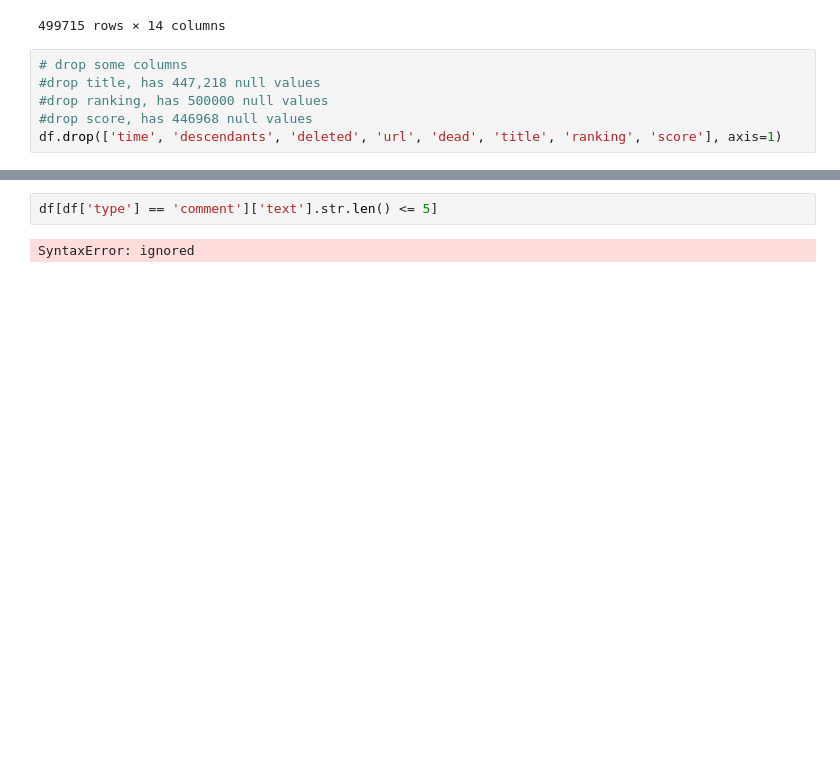
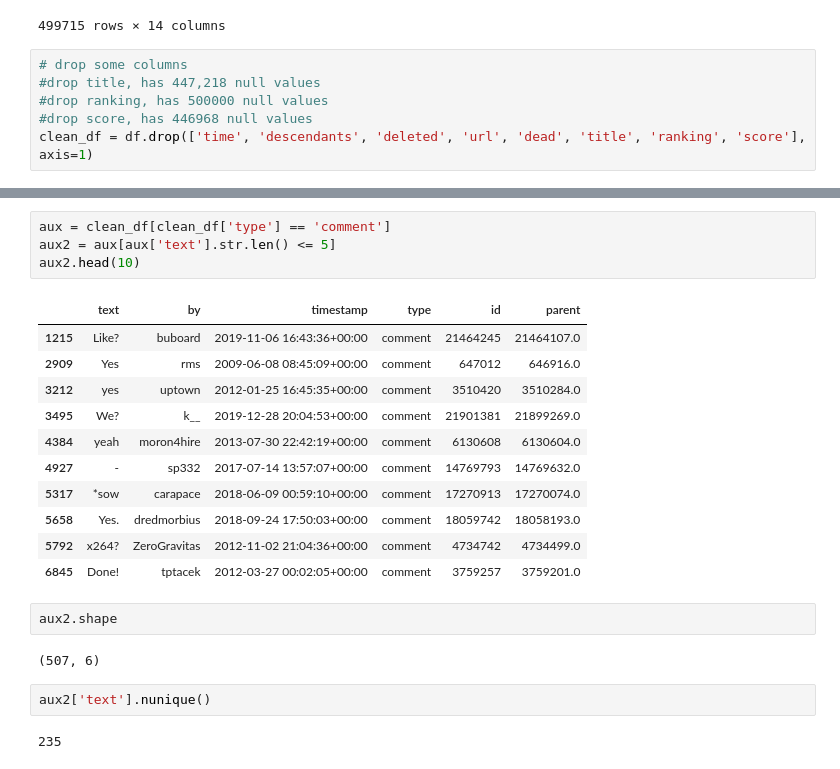
Before and after one commit to Build-Week-SaltiestHackerNewsTrolls2/ds, a Jupyter notebook: Saltiest_Hacker_Pandas_DF_and_Data_Cleaning.ipynb, the cells around one changed output, grey strips where cells are left out. Cells and saved outputs as stored; diff of their text form; blank space fills up the shorter version.

```diff
--- a/Saltiest_Hacker_Pandas_DF_and_Data_Cleaning.ipynb
+++ b/Saltiest_Hacker_Pandas_DF_and_Data_Cleaning.ipynb
@@ -106,4 +106,4 @@ df[(df['type'] == 'story') | (df['type'] == 'comment')]
 #drop title, has 447,218 null values
 #drop ranking, has 500000 null values
 #drop score, has 446968 null values
-df.drop(['time', 'descendants', 'deleted', 'url', 'dead', 'title', 'ranking', 'score'], axis=1)
+clean_df = df.drop(['time', 'descendants', 'deleted', 'url', 'dead', 'title', 'ranking', 'score'], axis=1)
@@ -159,6 +145,26 @@ min           1.000000
 max       15018.000000
 Name: text, dtype: float64
 # %%
-df[df['type'] == 'comment']['text'].str.len() <= 5]
+aux = clean_df[clean_df['type'] == 'comment']
+aux2 = aux[aux['text'].str.len() <= 5]
+aux2.head(10)
 # %% [output]
-SyntaxError: ignored
+|  | text | by | timestamp | type | id | parent |
+| 1215 | Like? | buboard | 2019-11-06 16:43:36+00:00 | comment | 21464245 | 21464107.0 |
+| 2909 | Yes | rms | 2009-06-08 08:45:09+00:00 | comment | 647012 | 646916.0 |
+| 3212 | yes | uptown | 2012-01-25 16:45:35+00:00 | comment | 3510420 | 3510284.0 |
+| 3495 | We? | k__ | 2019-12-28 20:04:53+00:00 | comment | 21901381 | 21899269.0 |
+| 4384 | yeah | moron4hire | 2013-07-30 22:42:19+00:00 | comment | 6130608 | 6130604.0 |
+| 4927 | - | sp332 | 2017-07-14 13:57:07+00:00 | comment | 14769793 | 14769632.0 |
+| 5317 | *sow | carapace | 2018-06-09 00:59:10+00:00 | comment | 17270913 | 17270074.0 |
+| 5658 | Yes. | dredmorbius | 2018-09-24 17:50:03+00:00 | comment | 18059742 | 18058193.0 |
+| 5792 | x264? | ZeroGravitas | 2012-11-02 21:04:36+00:00 | comment | 4734742 | 4734499.0 |
+| 6845 | Done! | tptacek | 2012-03-27 00:02:05+00:00 | comment | 3759257 | 3759201.0 |
+# %%
+aux2.shape
+# %% [output]
+(507, 6)
+# %%
+aux2['text'].nunique()
+# %% [output]
+235
```
Also changed, not shown: parts of 13 cells of this notebook.
